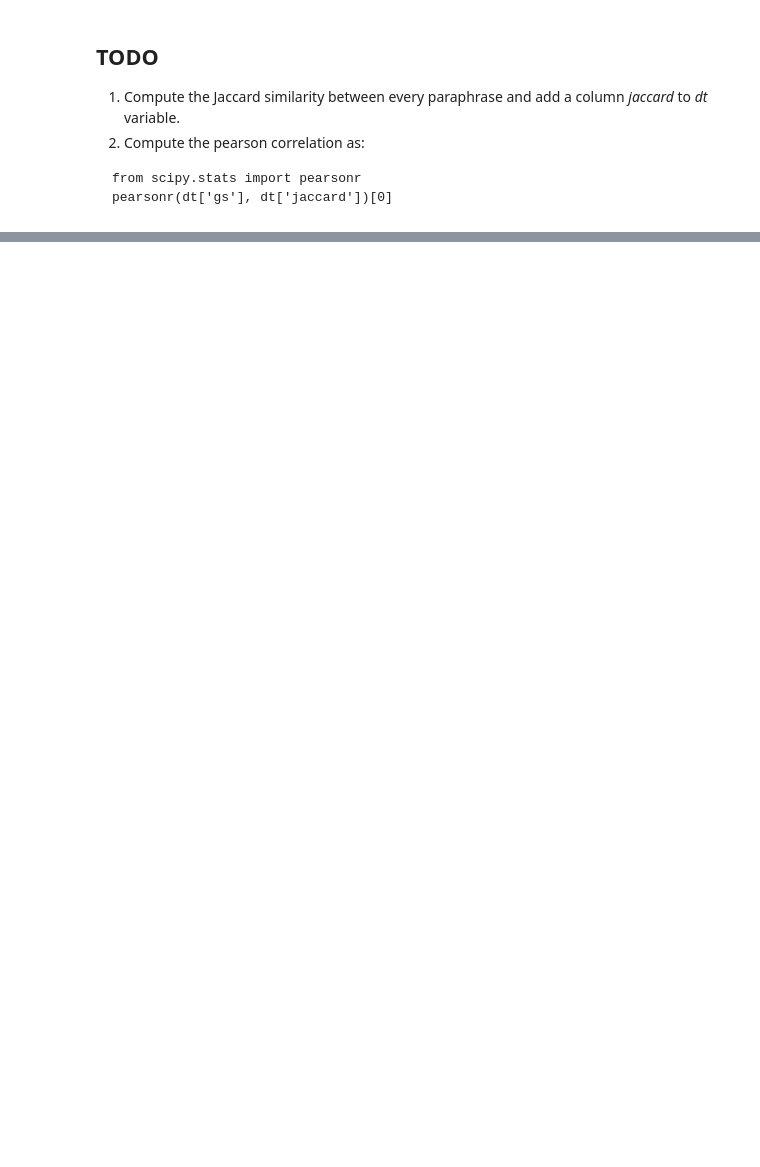
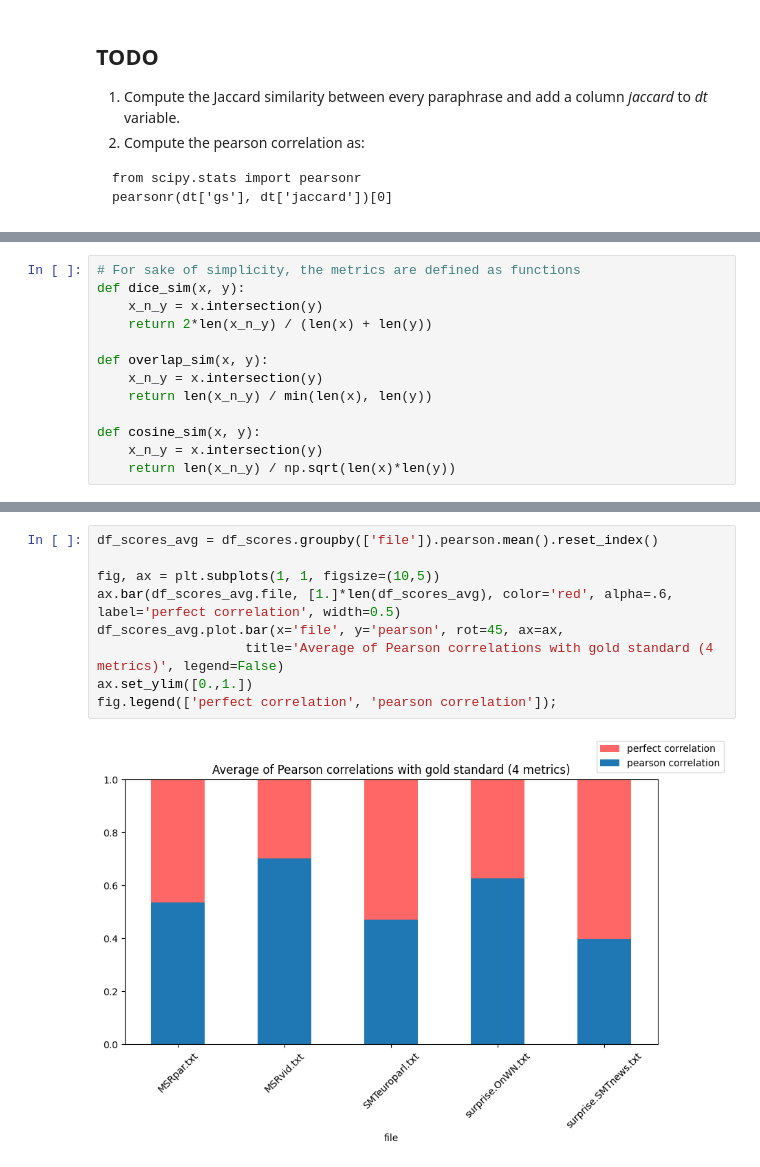
Before and after one commit to BecTome/UPC_MasterArtificialIntelligence, a Jupyter notebook: IHLT/Labs/Lab2_Structure/readPars.ipynb, the cells around one changed output, grey strips where cells are left out. Saved outputs shown, nothing was run; the diff lists cells and outputs as text; blank space fills up the shorter version.

```diff
--- a/IHLT/Labs/Lab2_Structure/readPars.ipynb
+++ b/IHLT/Labs/Lab2_Structure/readPars.ipynb
@@ -215,0 +364,13 @@ fig.legend(['perfect correlation', 'pearson correlation']);
+# %%
+# For sake of simplicity, the metrics are defined as functions
+def dice_sim(x, y):
+    x_n_y = x.intersection(y)
+    return 2*len(x_n_y) / (len(x) + len(y))
+
+def overlap_sim(x, y):
+    x_n_y = x.intersection(y)
+    return len(x_n_y) / min(len(x), len(y))
+
+def cosine_sim(x, y):
+    x_n_y = x.intersection(y)
+    return len(x_n_y) / np.sqrt(len(x)*len(y))
@@ -215,0 +442,11 @@ fig.legend(['perfect correlation', 'pearson correlation']);
+# %%
+df_scores_avg = df_scores.groupby(['file']).pearson.mean().reset_index()
+
+fig, ax = plt.subplots(1, 1, figsize=(10,5))
+ax.bar(df_scores_avg.file, [1.]*len(df_scores_avg), color='red', alpha=.6, label='perfect correlation', width=0.5)
+df_scores_avg.plot.bar(x='file', y='pearson', rot=45, ax=ax,
+                   title='Average of Pearson correlations with gold standard (4 metrics)', legend=False)
+ax.set_ylim([0.,1.])
+fig.legend(['perfect correlation', 'pearson correlation']);
+# %% [output]
+[figure, added]
```
Also changed, not shown: parts of 54 cells of this notebook.
